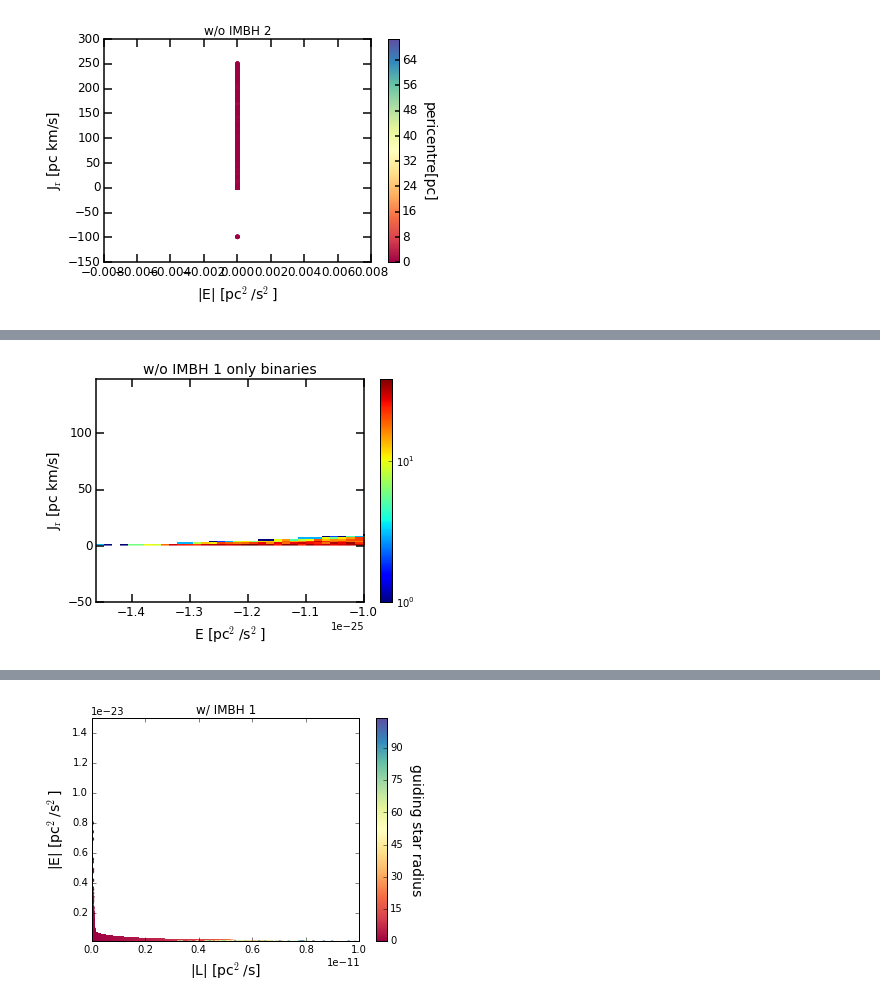
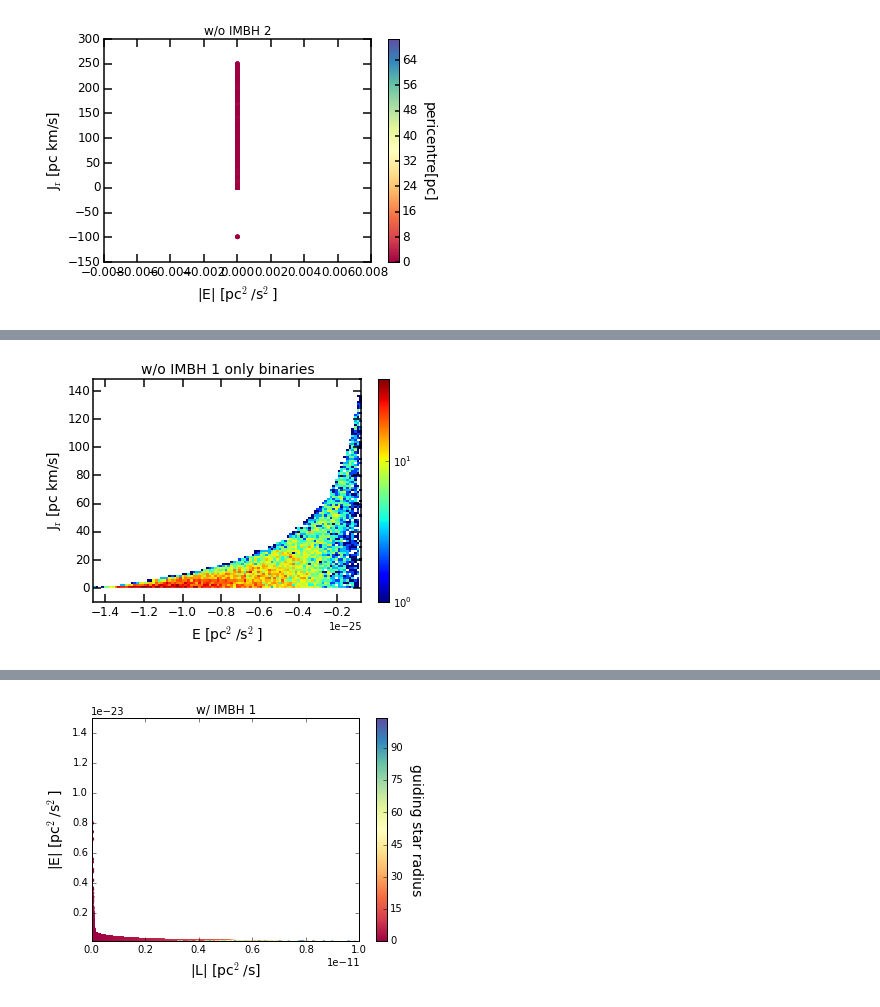
Before and after one commit to sophialilleengen/GC_actions, a Jupyter notebook: action_plots.ipynb, the cells around one changed output, grey strips where cells are left out. Saved outputs shown, nothing was run; the diff lists cells and outputs as text; code cells hidden in the pictures.

```diff
--- a/action_plots.ipynb
+++ b/action_plots.ipynb
@@ -1007,7 +1019,7 @@ ax.set_xlabel('E [pc$^2$/s$^2$]',fontsize=14)
 ax.set_ylabel('J$_\mathrm{r}$ [pc km/s]',fontsize=14)
 ax.set_title('w/ IMBH 1 only binaries',fontsize=14)
 ax.set_xlim(right=0.05e-23)
-ax.set_ylim(-50,)
+ax.set_ylim(-10,)
 
 ax.spines['top'].set_linewidth(1.5)
 ax.spines['right'].set_linewidth(1.5)
@@ -1030,7 +1042,7 @@ ax.set_xlabel('E [pc$^2$/s$^2$]',fontsize=14)
 ax.set_ylabel('J$_\mathrm{r}$ [pc km/s]',fontsize=14)
 ax.set_title('w/ IMBH 2 only binaries',fontsize=14)
 ax.set_xlim(right=0.05e-23)
-ax.set_ylim(-50,)
+ax.set_ylim(-10,)
 
 ax.spines['top'].set_linewidth(1.5)
 ax.spines['right'].set_linewidth(1.5)
@@ -1051,8 +1063,8 @@ cax=ax.hist2d(E_wo_1[bin_bool_wo_1],J_r_wo_1[bin_bool_wo_1],bins=100,norm=LogNor
 ax.set_xlabel('E [pc$^2$/s$^2$]',fontsize=14)
 ax.set_ylabel('J$_\mathrm{r}$ [pc km/s]',fontsize=14)
 ax.set_title('w/o IMBH 1 only binaries',fontsize=14)
-ax.set_xlim(right=-0.1e-24)
-ax.set_ylim(-50,)
+#ax.set_xlim(right=-0.1e-24)
+ax.set_ylim(-10,)
 ax.spines['top'].set_linewidth(1.5)
 ax.spines['right'].set_linewidth(1.5)
 ax.spines['bottom'].set_linewidth(1.5)
@@ -1070,8 +1082,8 @@ cax=ax.hist2d(E_wo_2[bin_bool_wo_2],J_r_wo_2[bin_bool_wo_2],bins=100,norm=LogNor
 ax.set_xlabel('E [pc$^2$/s$^2$]',fontsize=14)
 ax.set_ylabel('J$_\mathrm{r}$ [pc km/s]',fontsize=14)
 ax.set_title('w/o IMBH 2 only binaries',fontsize=14)
-ax.set_xlim(right=-0.5e-24)
-ax.set_ylim(-50,)
+#ax.set_xlim(right=-0.5e-24)
+ax.set_ylim(-10,)
 
 ax.spines['top'].set_linewidth(1.5)
 ax.spines['right'].set_linewidth(1.5)
@@ -1089 +1101 @@ plt.show()
-[figure, old version]
+[figure, new version]
```
Also changed, not shown: parts of 5 cells of this notebook, 4 other files.
